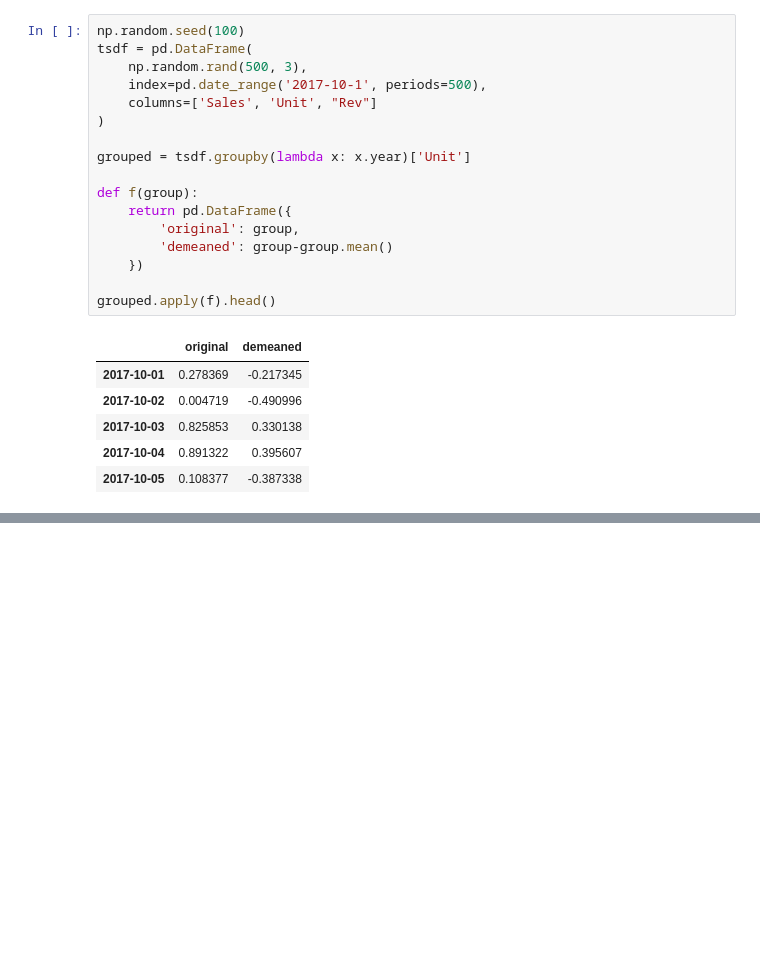
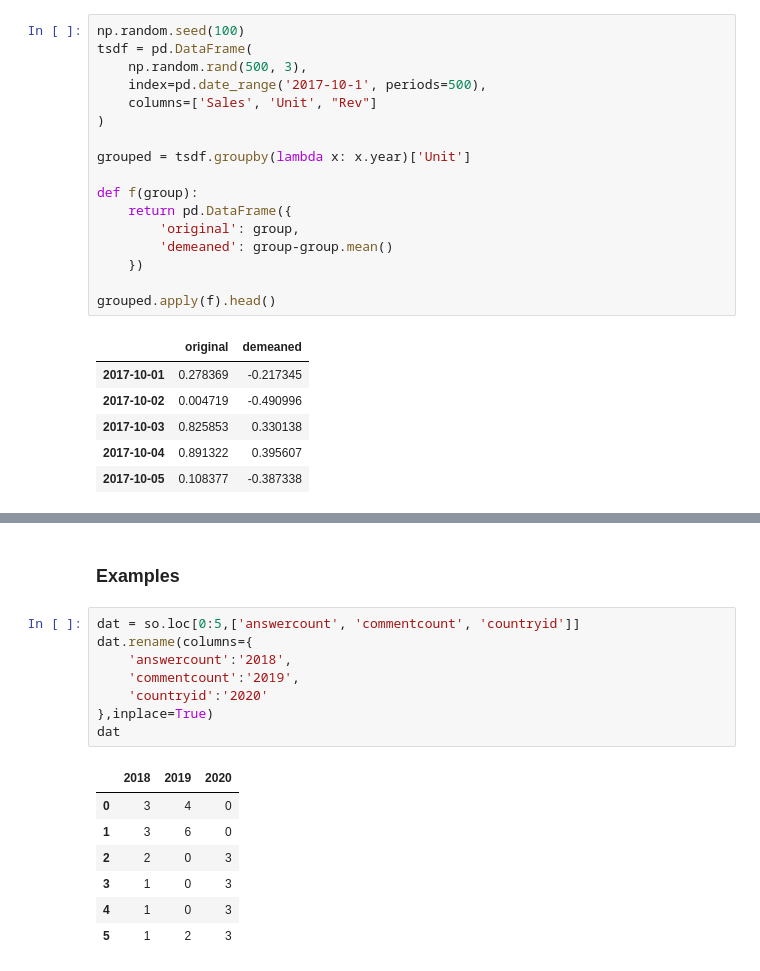
Before and after one commit to onlyphantom/WebAnalytics, a Jupyter notebook: panda_documentation.ipynb, the cells around one changed output, grey strips where cells are left out. Saved outputs shown, nothing was run; the diff lists cells and outputs as text; blank space fills up the shorter version.

Commit message:
added apply section and examples

```diff
--- a/panda_documentation.ipynb
+++ b/panda_documentation.ipynb
@@ -533,0 +634,18 @@ grouped.apply(f).head()
+# %% [markdown]
+### Examples
+# %%
+dat = so.loc[0:5,['answercount', 'commentcount', 'countryid']]
+dat.rename(columns={
+    'answercount':'2018',
+    'commentcount':'2019',
+    'countryid':'2020'
+},inplace=True)
+dat
+# %% [output]
+|  | 2018 | 2019 | 2020 |
+| 0 | 3 | 4 | 0 |
+| 1 | 3 | 6 | 0 |
+| 2 | 2 | 0 | 3 |
+| 3 | 1 | 0 | 3 |
+| 4 | 1 | 0 | 3 |
+| 5 | 1 | 2 | 3 |
```
Also changed, not shown: parts of 13 cells of this notebook.
